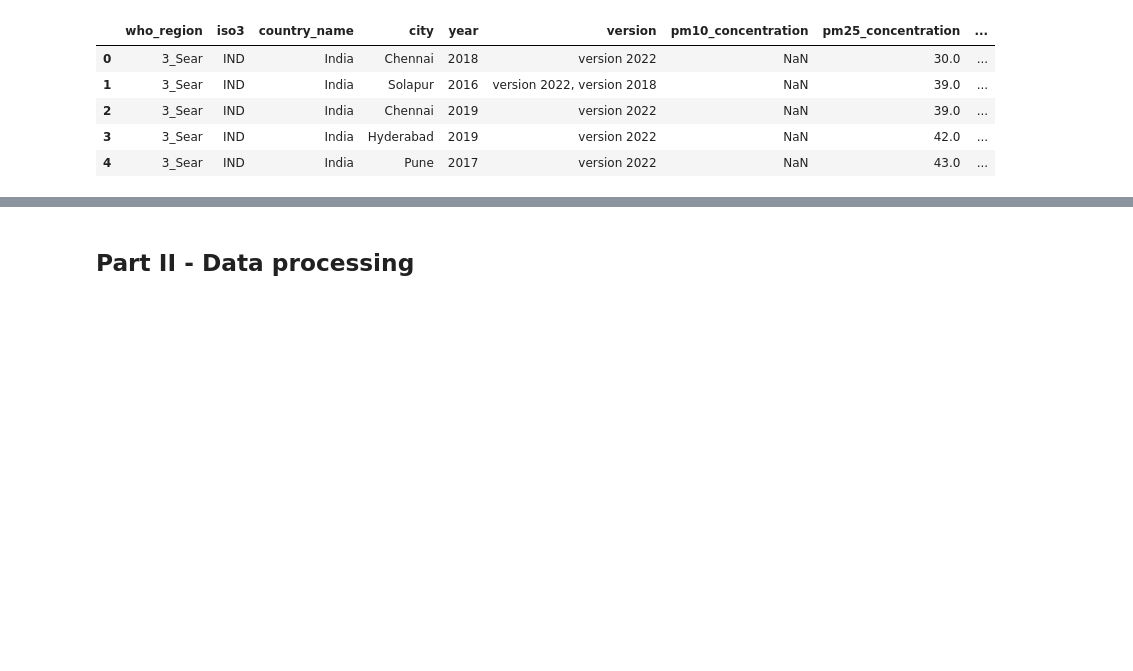
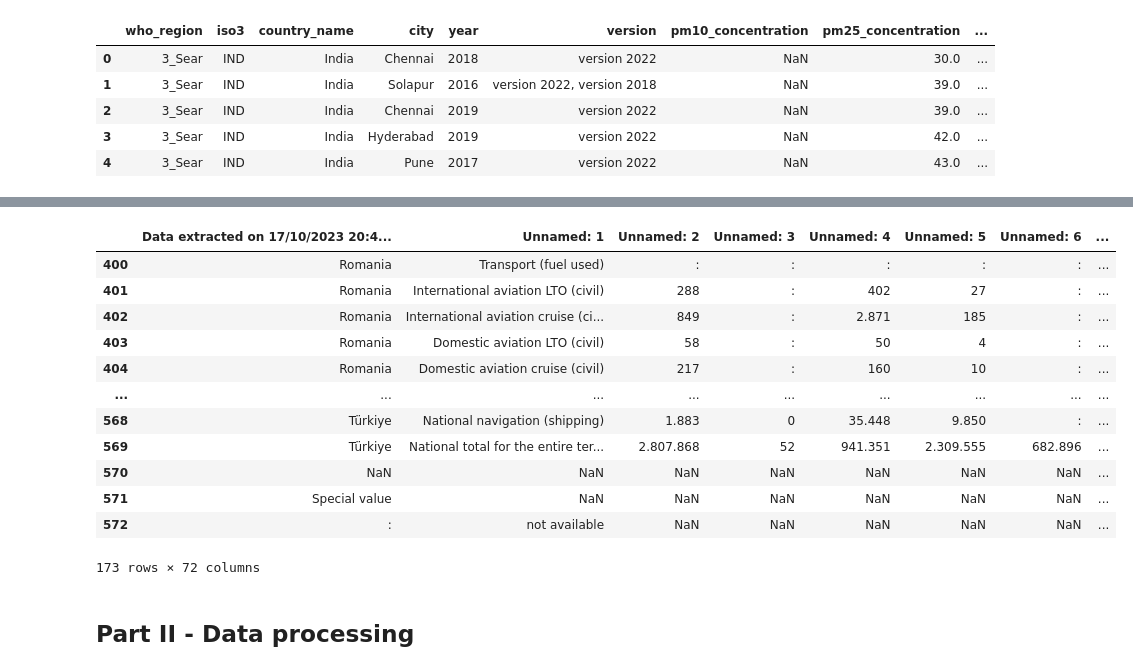
Before and after one commit to HHappy7/TIL6010-GroupProject, a Jupyter notebook: GroupProject-Layout.ipynb, the cells around one changed output, grey strips where cells are left out. Drawn from its saved outputs; the diff is of its cells as text; code cells hidden in the pictures; blank space fills up the shorter version.

```diff
--- a/GroupProject-Layout.ipynb
+++ b/GroupProject-Layout.ipynb
@@ -68,6 +68,26 @@ df
 # %%
 # Maybe we should merge the data so that we have one row per country (instead of now per city within a country)
 # We need to filter the data, get rid of columns that we will not look at.
+# %%
+file_path= 'Emissions_Eurostat_data.csv'
+df = pd.read_csv(file_path, sep = ';')
+# %%
+df.iloc[400:]
+#i dont know if this dataset is useful, because the columns are unnamed so we dont know what were measuring
+# %% [output]
+|  | Data extracted on 17/10/2023 20:4... | Unnamed: 1 | Unnamed: 2 | Unnamed: 3 | Unnamed: 4 | Unnamed: 5 | Unnamed: 6 | ... |
+| 400 | Romania | Transport (fuel used) | : | : | : | : | : | ... |
+| 401 | Romania | International aviation LTO (civil) | 288 | : | 402 | 27 | : | ... |
+| 402 | Romania | International aviation cruise (ci... | 849 | : | 2.871 | 185 | : | ... |
+| 403 | Romania | Domestic aviation LTO (civil) | 58 | : | 50 | 4 | : | ... |
+| 404 | Romania | Domestic aviation cruise (civil) | 217 | : | 160 | 10 | : | ... |
+| ... | ... | ... | ... | ... | ... | ... | ... | ... |
+| 568 | Türkiye | National navigation (shipping) | 1.883 | 0 | 35.448 | 9.850 | : | ... |
+| 569 | Türkiye | National total for the entire ter... | 2.807.868 | 52 | 941.351 | 2.309.555 | 682.896 | ... |
+| 570 | NaN | NaN | NaN | NaN | NaN | NaN | NaN | ... |
+| 571 | Special value | NaN | NaN | NaN | NaN | NaN | NaN | ... |
+| 572 | : | not available | NaN | NaN | NaN | NaN | NaN | ... |
+173 rows × 72 columns
 # %% [markdown]
 ## Part II - Data processing
 # %% [markdown]
```
